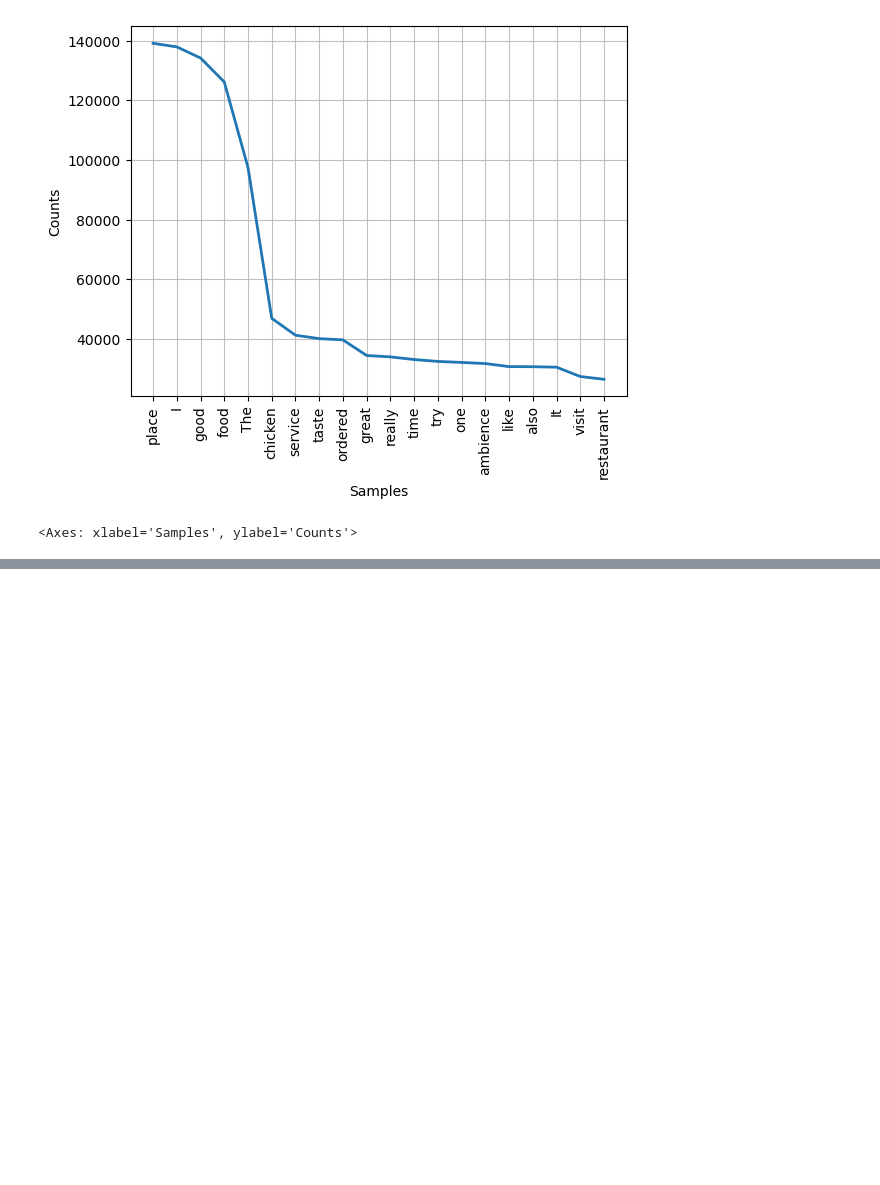
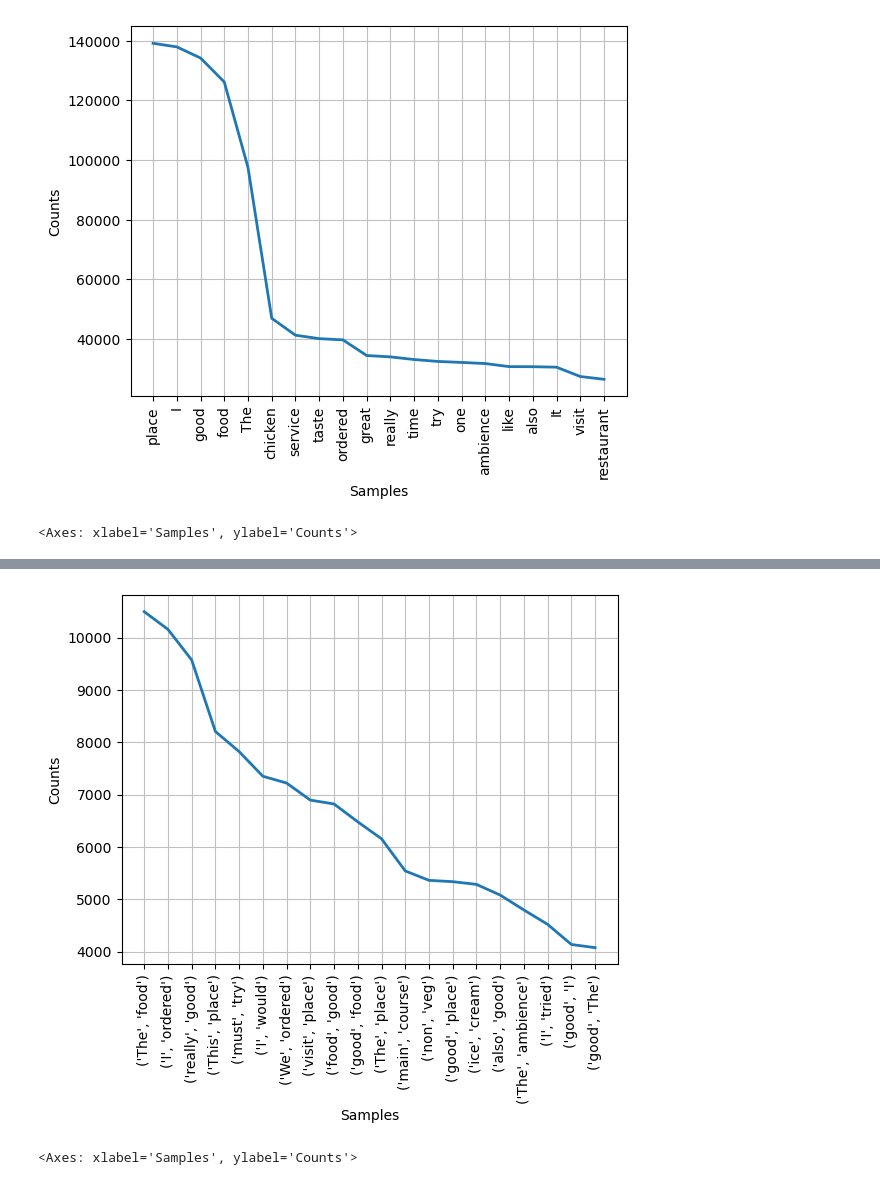
Before and after one commit to ewooten7/Zomato-Geospatial-Analysis, a Jupyter notebook: My-Zomato-Analysis.ipynb, the cells around one changed output, grey strips where cells are left out. Cells and saved outputs as stored; diff of their text form; code cells hidden in the pictures; blank space fills up the shorter version.

```diff
--- a/My-Zomato-Analysis.ipynb
+++ b/My-Zomato-Analysis.ipynb
@@ -532,0 +538,3 @@ fd.plot(20)
+# %%
+# Generating bigrams from the reviews
+bi_grams = bigrams(total_reviews_1D)
@@ -532,0 +545,7 @@ fd.plot(20)
+# %%
+# Getting the bigram frequency distribution
+
+fd_bigrams = FreqDist()
+
+for bigram in bi_grams:
+    fd_bigrams[bigram] = fd_bigrams[bigram] + 1
@@ -532,0 +575,6 @@ fd.plot(20)
+# %%
+# Plotting the top 20 most frequent bigrams
+fd_bigrams.plot(20)
+# %% [output]
+[figure, added]
+<Axes: xlabel='Samples', ylabel='Counts'>
```
Also changed, not shown: parts of 10 cells of this notebook.
